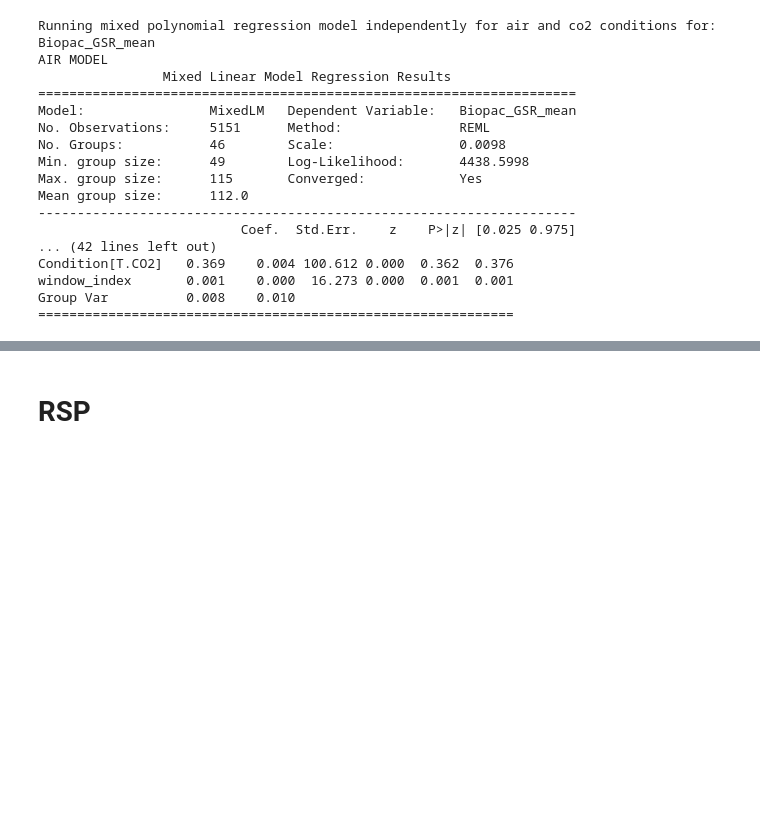
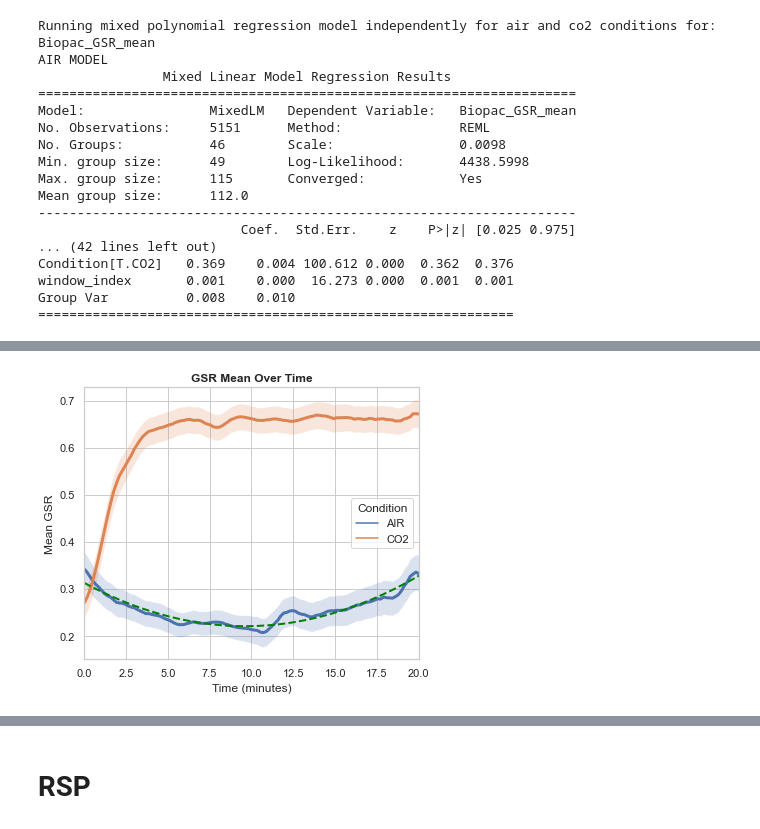
Before and after one commit to michalgnacek/co2-study, a Jupyter notebook: notebooks/3_statistics.ipynb, the cells around one changed output, grey strips where cells are left out. Drawn from its saved outputs; the diff is of its cells as text; code cells hidden in the pictures; blank space fills up the shorter version.

```diff
--- a/notebooks/3_statistics.ipynb
+++ b/notebooks/3_statistics.ipynb
@@ -118,0 +150,79 @@ Plots.features_time_series(gas_inhalation_windows, 'Biopac_GSR_mean', 'GSR Mean
+# %%
+def quadratic_function(x, a, b, c):
+    """
+    Quadratic function.
+
+    Parameters:
+    - x: Input values
+    - a, b, c: Parameters of the quadratic function
+
+    Returns:
+    - Output values based on the quadratic function
+    """
+    return a * (x - c)**2 + b
+# %%
+windowed_features = gas_inhalation_windows
+feature_column = 'Biopac_GSR_mean'
+title = 'GSR Mean Over Time'
+xlabel = 'Time (minutes)'
+ylabel = 'Mean GSR'
+
+plt.figure(figsize=(6, 5))
+mean_gsr = windowed_features.groupby(['Condition', 'window_index'])[feature_column].mean().reset_index()
+#mean_gsr['condition_index'] = mean_gsr.groupby('Condition').cumcount()
+
+# Scale the x-axis values to a range between 0 and 20
+mean_gsr['condition_index'] = (mean_gsr.groupby('Condition').cumcount() / mean_gsr['window_index'].max()) * 20
+
+
+# Compute the standard error of the mean
+sem_gsr = windowed_features.groupby(['Condition', 'window_index'])[feature_column].sem().reset_index()
+sem_gsr_air = sem_gsr[sem_gsr['Condition']=='AIR']
+sem_gsr_co2 = sem_gsr[sem_gsr['Condition']=='CO2']
+
+# Set the plot style
+sns.set(style='whitegrid')
+
+# Plot the line plot
+sns.lineplot(x=mean_gsr['condition_index'], y=feature_column, hue='Condition', data=mean_gsr, linewidth=3)
+
+plt.fill_between(mean_gsr['condition_index'], mean_gsr[feature_column]-sem_gsr_air[feature_column],
+                  mean_gsr[feature_column]+sem_gsr_air[feature_column], alpha=0.2)
+
+plt.fill_between(mean_gsr['condition_index'], mean_gsr[feature_column]-sem_gsr_co2[feature_column],
+                  mean_gsr[feature_column]+sem_gsr_co2[feature_column], alpha=0.2)
+
+
+# Fit the logistic function to the data with adjusted bounds
+x = windowed_features['window_index'][windowed_features['Condition'] == 'AIR']
+y = windowed_features['Biopac_GSR_mean'][windowed_features['Condition'] == 'AIR']
+popt, _ = curve_fit(quadratic_function, x, y, bounds=([0, 0, 0], [np.max(y), np.max(x), np.max(x)]))
+
+a, b, c = popt
+# Print the logistic equation
+print(f"Logistic Equation: y = {a} / (1 + e^(-{b} * (x - {c})))")
+
+# Generate y values using the fitted parameters for the desired x range
+x_fit = np.linspace(min(x), max(x), 1000)  # Adjust the number of points as needed
+fit_line = quadratic_function(x_fit, *popt)
+
+# Scale x_fit to the range [0, 20]
+x_fit_scaled = (x_fit - min(x_fit)) / (max(x_fit) - min(x_fit)) * 20
+
+# Plot only the logistic curve fit
+plt.plot(x_fit_scaled, fit_line, '--', color='green', label='Logistic Fit', linewidth='2')
+
+# Customize plot titles and labels
+plt.title(title, weight='bold')
+plt.xlabel(xlabel)
+plt.ylabel(ylabel)
+#plt.xticks(np.arange(0, 21, 5))
+plt.xlim([0, 20])
+
+#if(not plot_path):
+  #   plt.savefig(plot_path)
+#plt.savefig(plot_path)
+
+# Display the plot
+plt.show()
+# %% [output]
@@ -118,0 +230 @@ Plots.features_time_series(gas_inhalation_windows, 'Biopac_GSR_mean', 'GSR Mean
+[figure, added]
```
Also changed, not shown: parts of 8 cells of this notebook, 15 other files.
